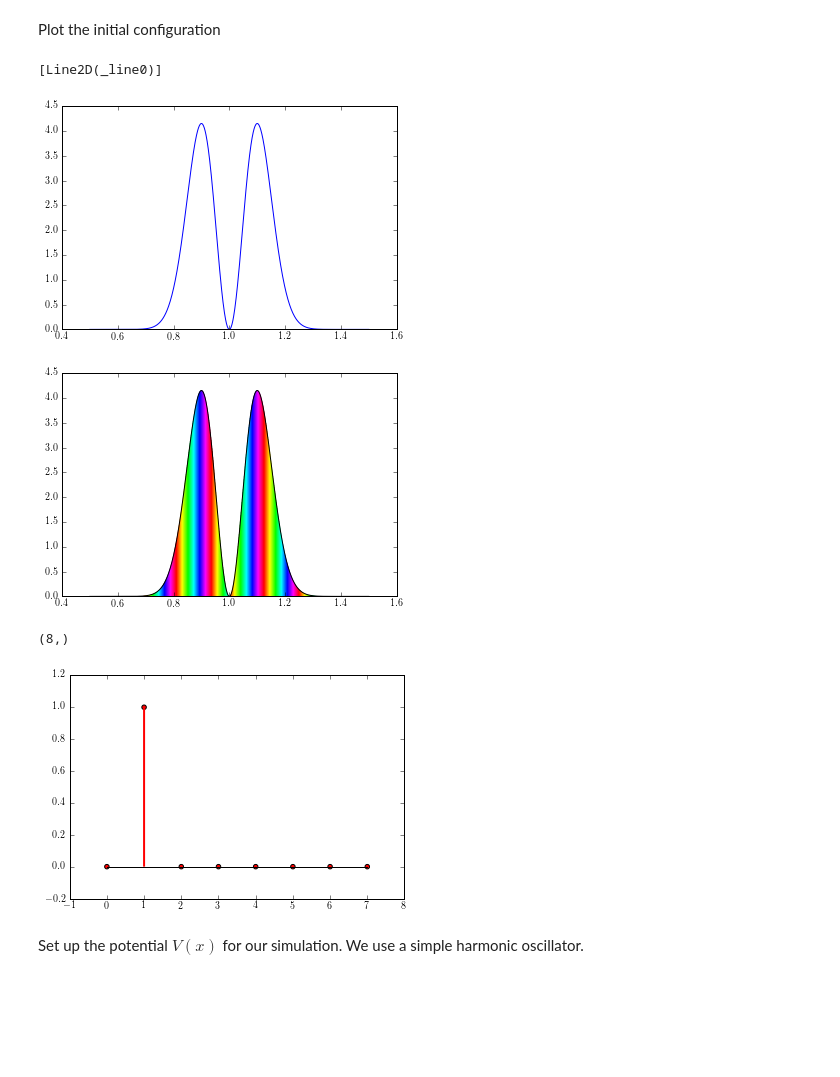
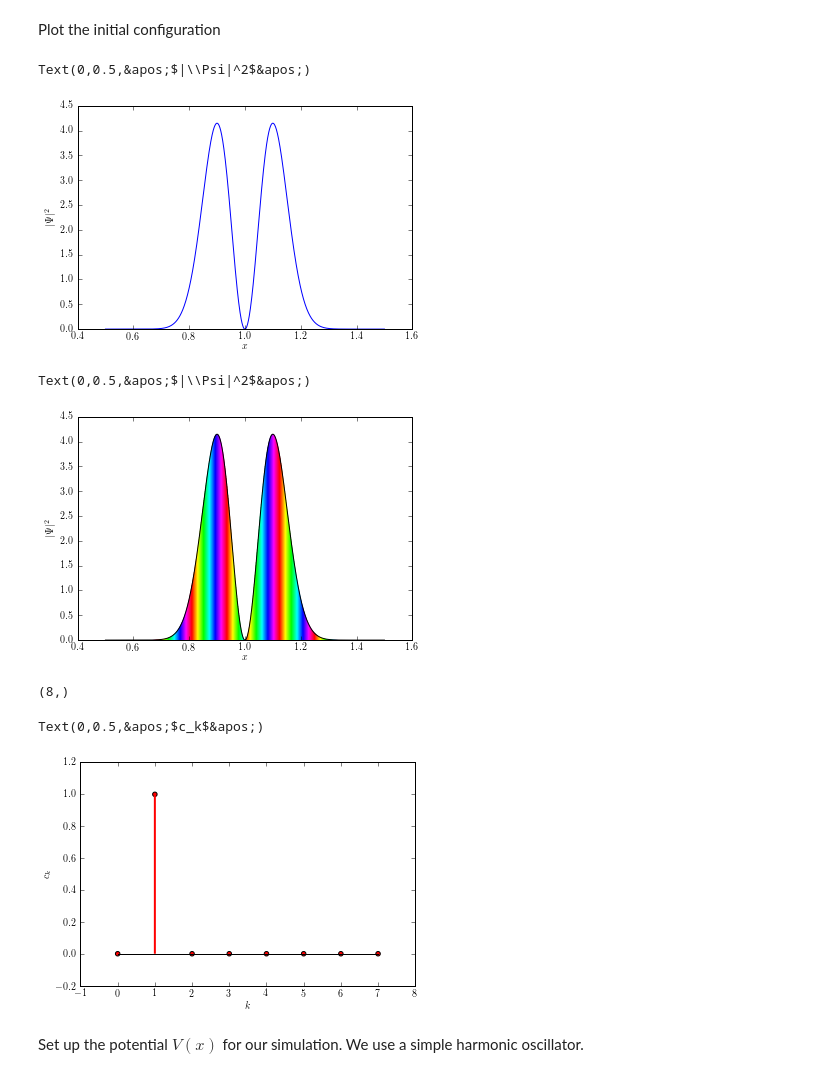
Before and after one commit to WaveBlocks/WaveBlocks, a Jupyter notebook: doc/tutorial/waveblocks_interactive.ipynb, the cells around one changed output. Saved outputs shown, nothing was run; the diff lists cells and outputs as text; code cells hidden in the pictures; blank space fills up the shorter version.

```diff
--- a/doc/tutorial/waveblocks_interactive.ipynb
+++ b/doc/tutorial/waveblocks_interactive.ipynb
@@ -43,15 +43,20 @@ x = linspace(0.5,1.5,1000)
 y = Phi.evaluate_at(x, prefactor=True)[0]
 # %%
 plot(x, abs(y)**2)
+xlabel(r"$x$")
+ylabel(r"$|\Psi|^2$")
 # %% [output]
-[Line2D(_line0)]
+Text(0,0.5,&apos;$|\\Psi|^2$&apos;)
-[figure, old version]
+[figure, new version]
 # %%
 from WaveBlocks.Plot import plotcf, stemcf
 # %%
 plotcf(x, angle(y), abs(y)**2)
+xlabel(r"$x$")
+ylabel(r"$|\Psi|^2$")
 # %% [output]
+Text(0,0.5,&apos;$|\\Psi|^2$&apos;)
-[figure, old version]
+[figure, new version]
 # %%
 c = Phi.get_coefficients(component=0)
 c = squeeze(c)
@@ -62,8 +67,11 @@ c.shape
 # %%
 figure(figsize=(6,4))
 stemcf(arange(c.shape[0]), angle(c), abs(c)**2)
+xlabel(r"$k$")
+ylabel(r"$c_k$")
 # %% [output]
+Text(0,0.5,&apos;$c_k$&apos;)
-[figure, old version]
+[figure, new version]
 # %% [markdown]
 Set up the potential $V(x)$ for our simulation. We use a simple harmonic oscillator.
 # %%
```
Also changed, not shown: parts of 7 cells of this notebook, 2 other files.
